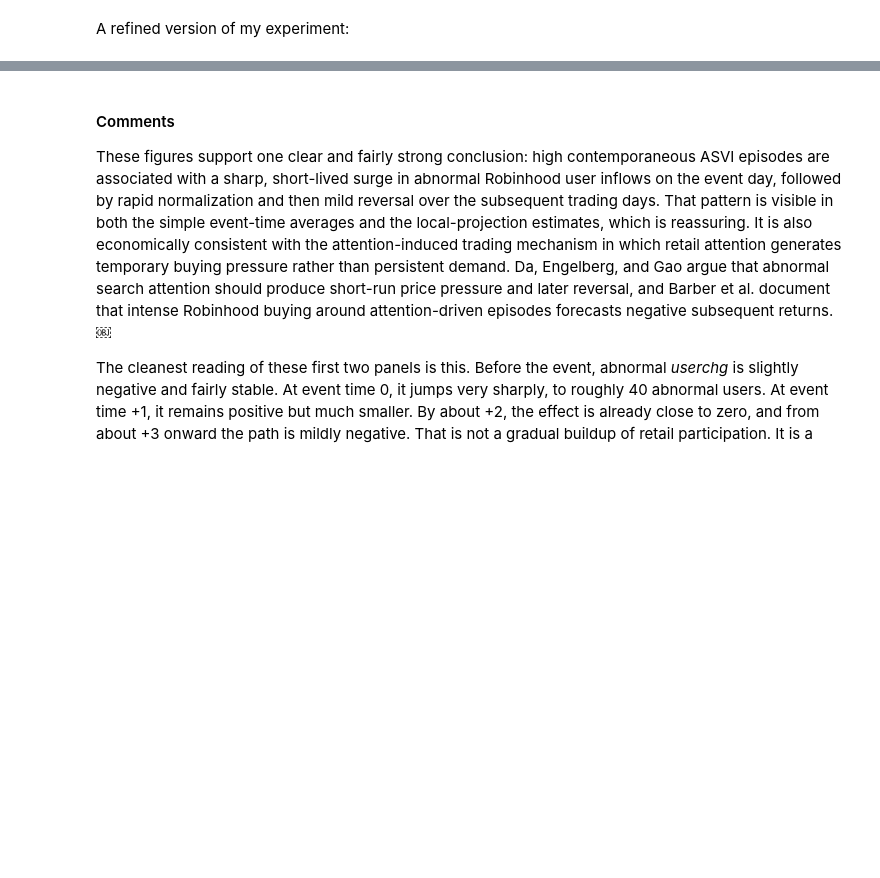
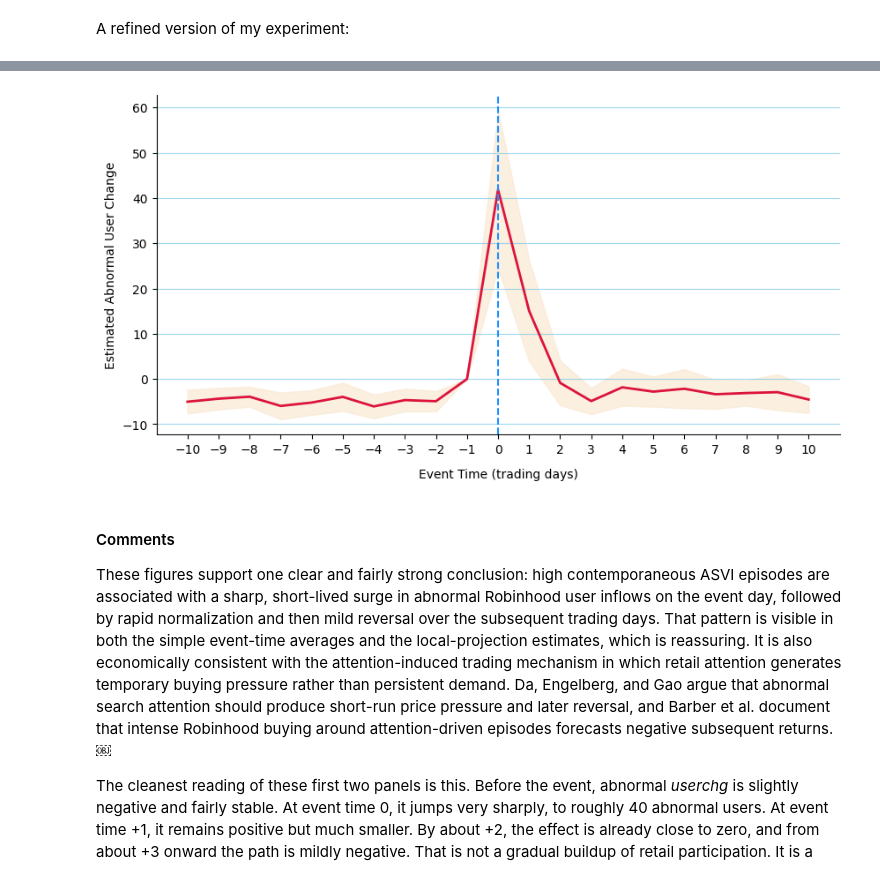
Before and after one commit to YVYX04/Bachelor_Thesis, a Jupyter notebook: notebooks/main/hypotheses/01_H1.ipynb, the cells around one changed output, grey strips where cells are left out. Cells and saved outputs as stored; diff of their text form; code cells hidden in the pictures; blank space fills up the shorter version.

```diff
--- a/notebooks/main/hypotheses/01_H1.ipynb
+++ b/notebooks/main/hypotheses/01_H1.ipynb
@@ -1515,3 +1515,25 @@ plt.show()
+# %%
+fig, ax = plt.subplots(figsize=(10, 5))
+ax.plot(lp_results['event_time'], lp_results['beta'], linewidth=2, color='crimson')
+ax.fill_between(
+    lp_results['event_time'],
+    lp_results['ci_low'],
+    lp_results['ci_high'],
+    alpha=0.8,
+    color='antiquewhite'
+)
+ax.axvline(0, linestyle='--', linewidth=1.5, color='dodgerblue', zorder=2)
+ax.set_xlabel('Event Time (trading days)', labelpad=10)
+ax.set_xticks(range(-EVENT_WINDOW, EVENT_WINDOW + 1, 1))
+ax.set_ylabel(f'Estimated Abnormal User Change')
+# ax.set_title('Panel B: Local Projection Estimates with Two-Way Clustered SEs', fontsize=12, family='Times New Roman', pad=22)
+ax.grid(alpha=0.8, color='skyblue', axis='y')
+ax.spines['top'].set_visible(False)
+ax.spines['right'].set_visible(False)
+plt.savefig("../../../figures/event_study_I_lp_results.pdf", bbox_inches='tight')
+plt.show()
+# %% [output]
+[figure, added]
 # %% [markdown]
 #### Comments
 
```
Also changed, not shown: parts of 13 cells of this notebook, 10 other files.
